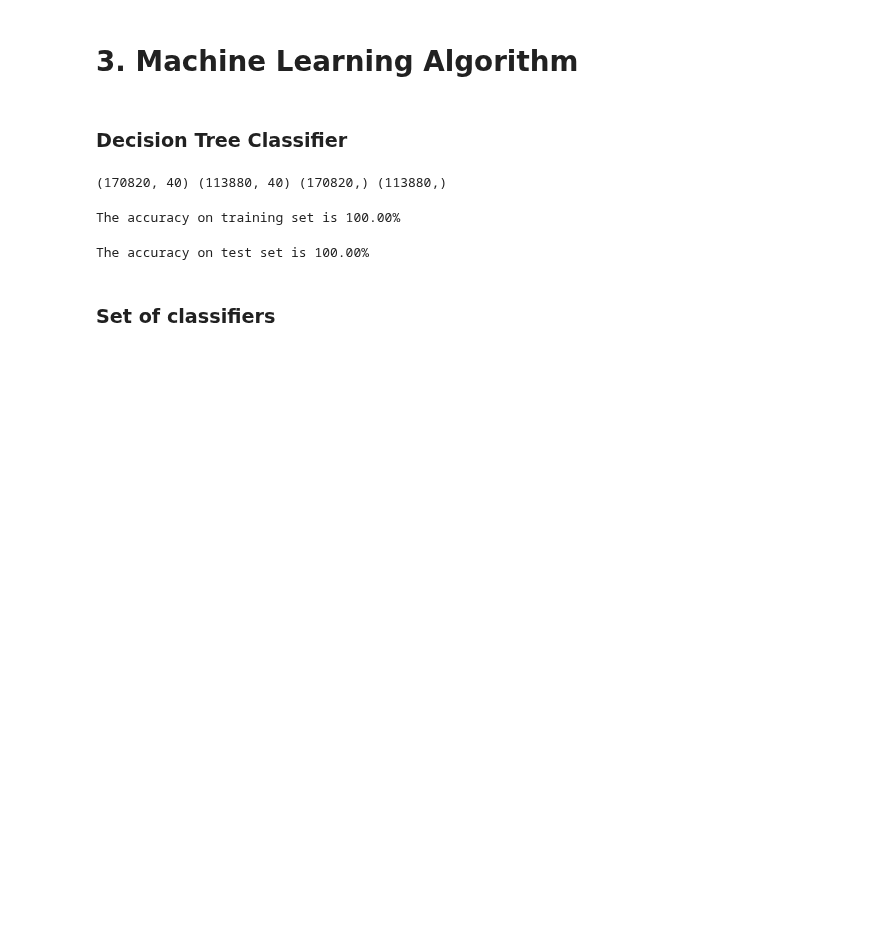
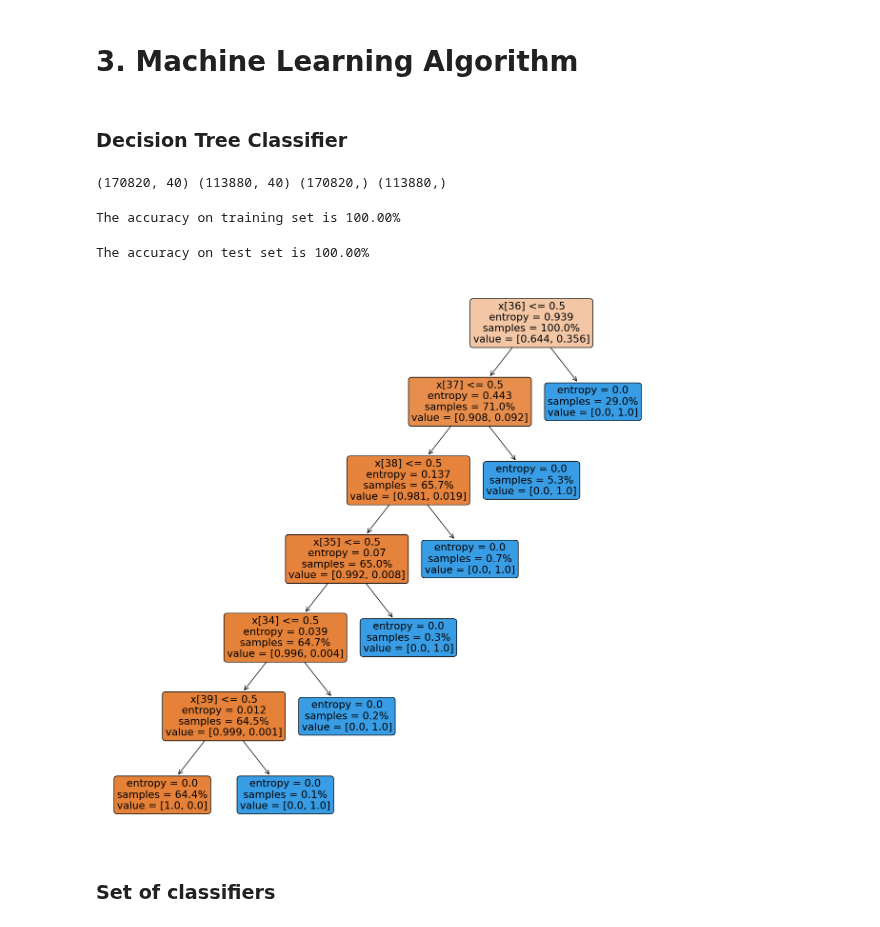
Before and after one commit to simoneassirelli/Machine-Learning-Fieldwork---G3, a Jupyter notebook: code.ipynb, the cells around one changed output. Cells and saved outputs as stored; diff of their text form; code cells hidden in the pictures; blank space fills up the shorter version.

```diff
--- a/code.ipynb
+++ b/code.ipynb
@@ -356,16 +375,18 @@ print("The accuracy on test set is {0:.2f}%".format(accuracy_test * 100))
 # %% [output]
 The accuracy on test set is 100.00%
 # %%
-# from matplotlib import pyplot
-# from sklearn.tree import plot_tree
-# from matplotlib.pyplot import figure
-# figure(figsize = (15,15))
-# plot_tree(model
-# #          , fontsize=6
-#           , filled=True
-#           , rounded = True
-#           , proportion = True
-#          );
+from matplotlib import pyplot
+from sklearn.tree import plot_tree
+from matplotlib.pyplot import figure
+figure(figsize = (15,15))
+plot_tree(model
+#          , fontsize=6
+          , filled=True
+          , rounded = True
+          , proportion = True
+         );
+# %% [output]
+[figure, added]
 # %% [markdown]
 ### Set of classifiers
 # %%
```
Also changed, not shown: parts of 2 cells of this notebook.
